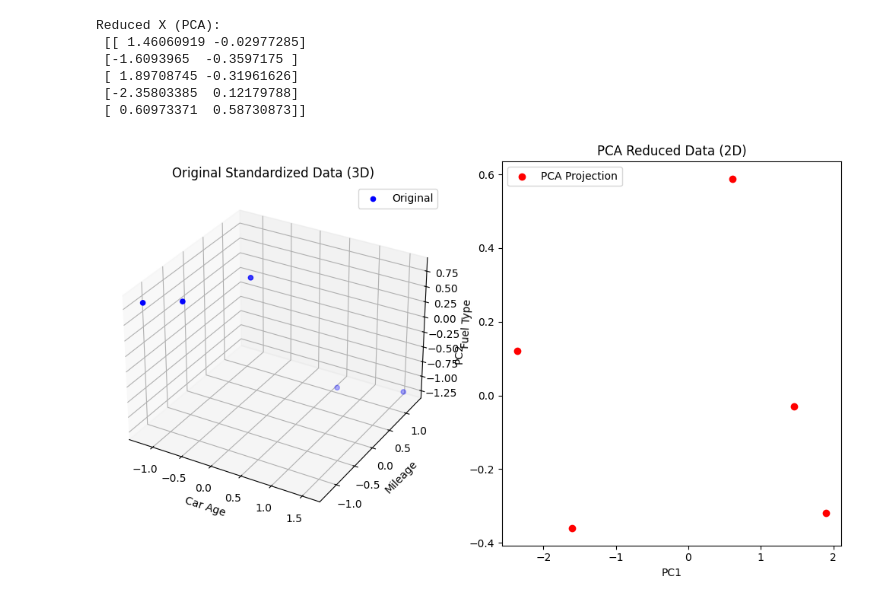
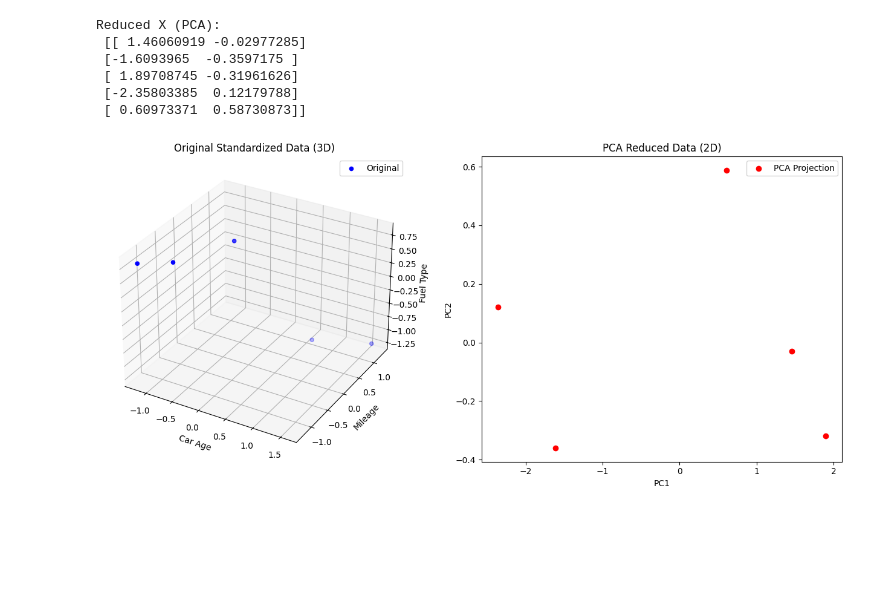
Before and after one commit to Aki-max-min/Car-Price-Prediction, a Jupyter notebook: pca.ipynb, the cells around one changed output. Drawn from its saved outputs; the diff is of its cells as text; code cells hidden in the pictures; blank space fills up the shorter version.

```diff
--- a/pca.ipynb
+++ b/pca.ipynb
@@ -39,23 +39,23 @@ Reduced X (PCA):
 import matplotlib.pyplot as plt
 # %%
 from mpl_toolkits.mplot3d import Axes3D
-fig = plt.figure(figsize=(10, 6))
+fig = plt.figure(figsize=(13, 6))
 ax1 = fig.add_subplot(121, projection='3d')
 ax1.scatter(X_std[:, 0], X_std[:, 1], X_std[:, 2], c='blue', label='Original')
 ax1.set_title("Original Standardized Data (3D)")
 ax1.set_xlabel("Car Age")
 ax1.set_ylabel("Mileage")
 ax1.set_zlabel("Fuel Type")
 ax1.legend()
 
 ax2 = fig.add_subplot(122)
 ax2.scatter(X_pca[:, 0], X_pca[:, 1], c='red', label='PCA Projection')
 ax2.set_title("PCA Reduced Data (2D)")
 ax2.set_xlabel("PC1")
 ax2.set_ylabel("PC2")
 ax2.legend()
 
 plt.tight_layout()
 plt.show()
 # %% [output]
-[figure, old version]
+[figure, new version]
```
